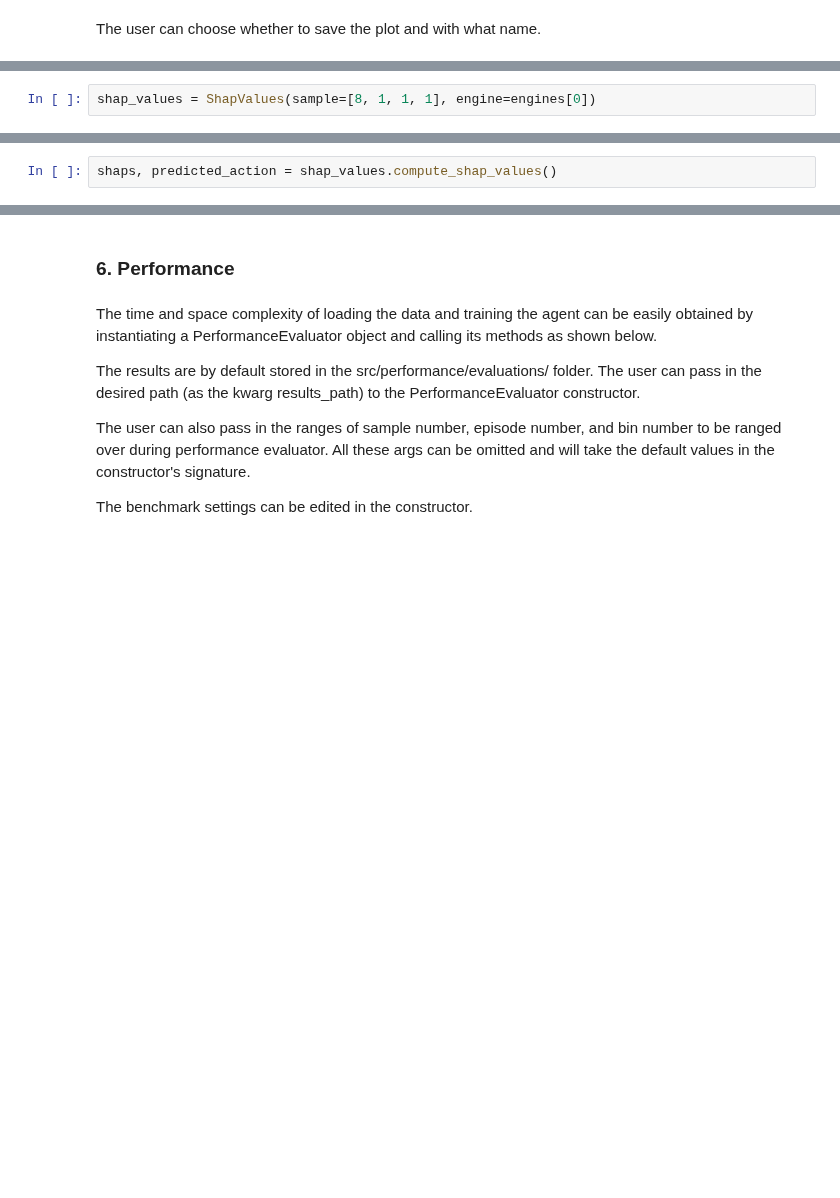
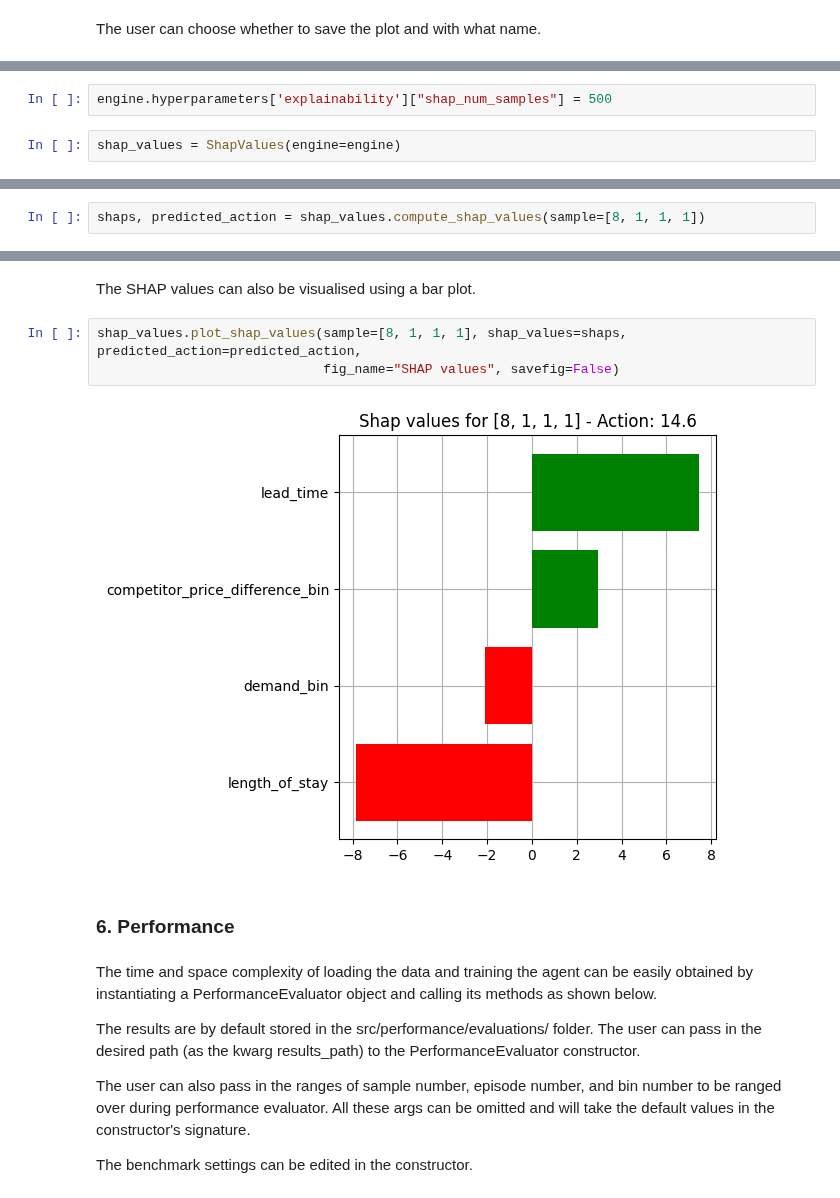
Before and after one commit to gsassatelli/explainable-rl, a Jupyter notebook: onboarding_nb.ipynb, the cells around one changed output, grey strips where cells are left out. Cells and saved outputs as stored; diff of their text form; blank space fills up the shorter version.

Commit message:
Change to SHAP values

```diff
--- a/onboarding_nb.ipynb
+++ b/onboarding_nb.ipynb
@@ -319,0 +326,4 @@ Firstly, the class is initialised and the sample on which the SHAP values are co
+# %%
+engine.hyperparameters['explainability']["shap_num_samples"] = 500
+# %%
+shap_values = ShapValues(engine=engine)
@@ -320,2 +332,2 @@ Firstly, the class is initialised and the sample on which the SHAP values are co
 # %%
-shap_values = ShapValues(sample=[8, 1, 1, 1], engine=engines[0])
+shaps, predicted_action = shap_values.compute_shap_values(sample=[8, 1, 1, 1])
@@ -324,2 +333,0 @@ Then, the SHAP values are computed. The predicted action for the sample is retur
-# %%
-shaps, predicted_action = shap_values.compute_shap_values()
@@ -342,3 +340,10 @@ Predicted action:  [14.600000000000001]
+# %% [markdown]
+The SHAP values can also be visualised using a bar plot.
+# %%
+shap_values.plot_shap_values(sample=[8, 1, 1, 1], shap_values=shaps, predicted_action=predicted_action,
+                             fig_name="SHAP values", savefig=False)
+# %% [output]
+[figure, added]
 # %% [markdown]
 ### 6. Performance
 # %% [markdown]
```
Also changed, not shown: parts of 13 cells of this notebook, 4 other files.
